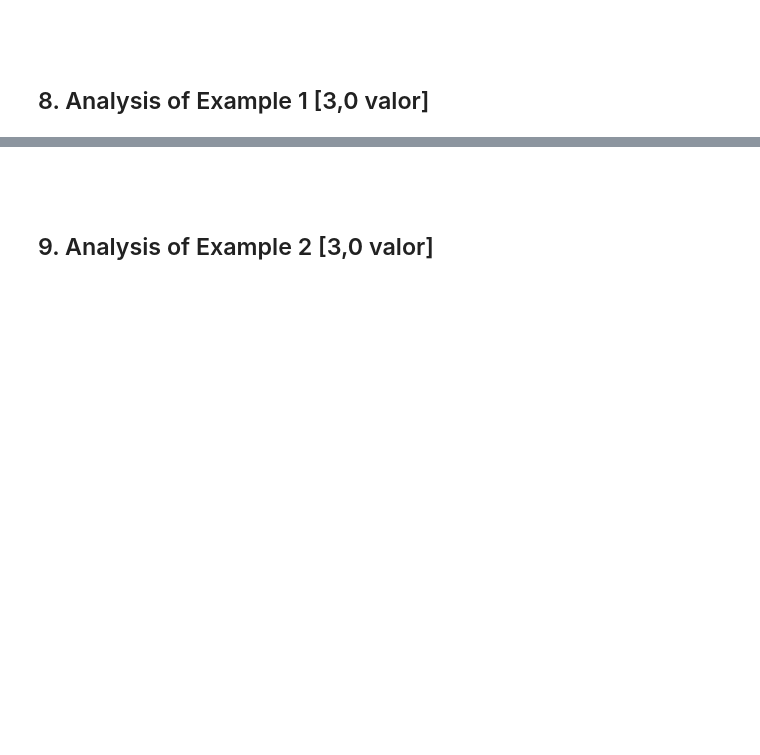
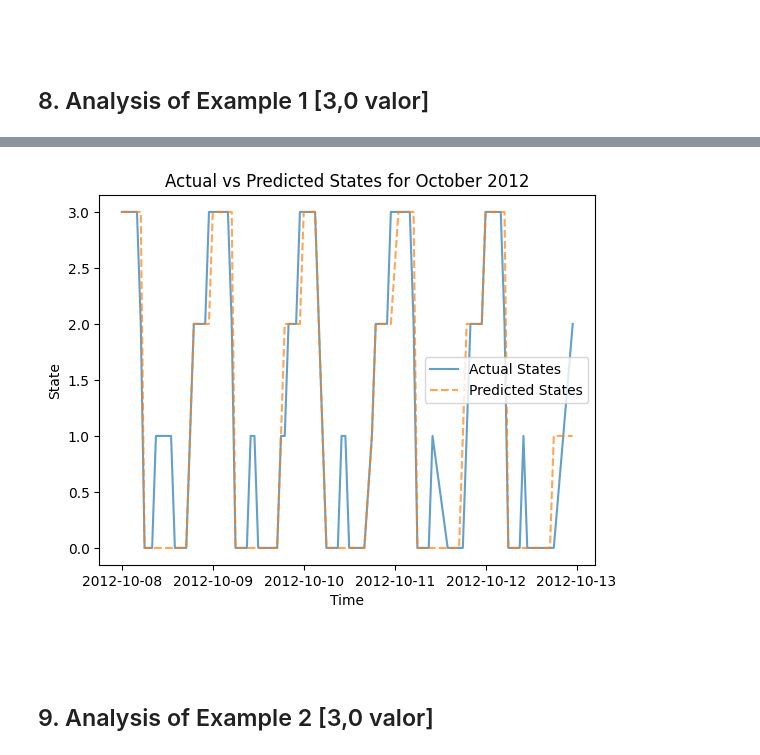
Before and after one commit to jepe06/TMBD_M02, a Jupyter notebook: assignment2.ipynb, the cells around one changed output, grey strips where cells are left out. Drawn from its saved outputs; the diff is of its cells as text; code cells hidden in the pictures; blank space fills up the shorter version.

```diff
--- a/assignment2.ipynb
+++ b/assignment2.ipynb
@@ -359,3 +518,17 @@ model.emissionprob_ = emission_probs
+# %%
+import matplotlib.pyplot as plt
+
+time = filtered_data['date_time']
+
+plt.plot(time, actual_states, label='Actual States', alpha=0.7)
+plt.plot(time, predicted_states, label='Predicted States', linestyle='dashed', alpha=0.7)
+plt.xlabel("Time")
+plt.ylabel("State")
+plt.title("Actual vs Predicted States for October 2012")
+plt.legend()
+plt.show()
+# %% [output]
+[figure, added]
 # %% [markdown]
 <br><br>
 
```
Also changed, not shown: parts of 20 cells of this notebook.
